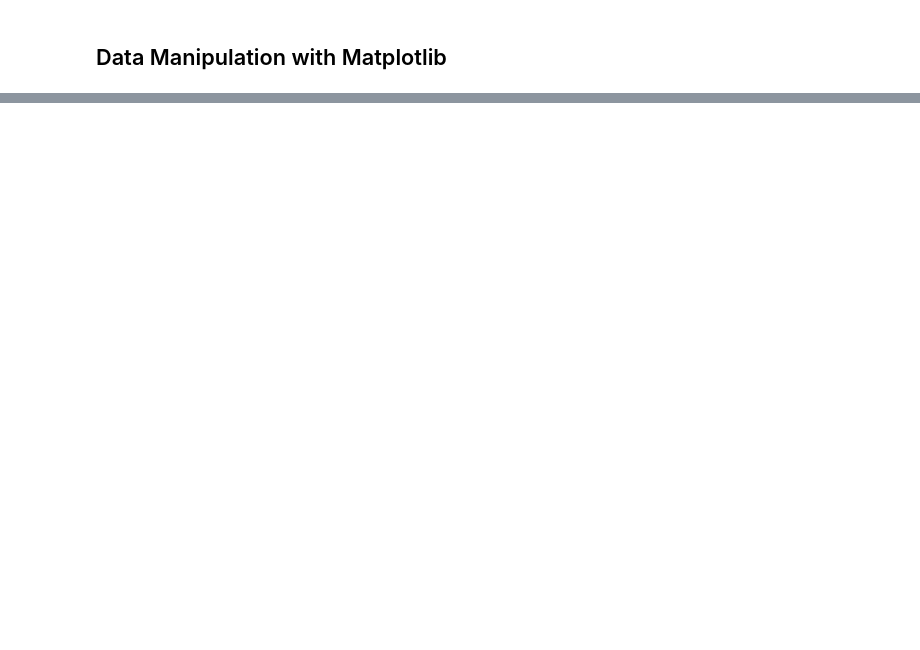
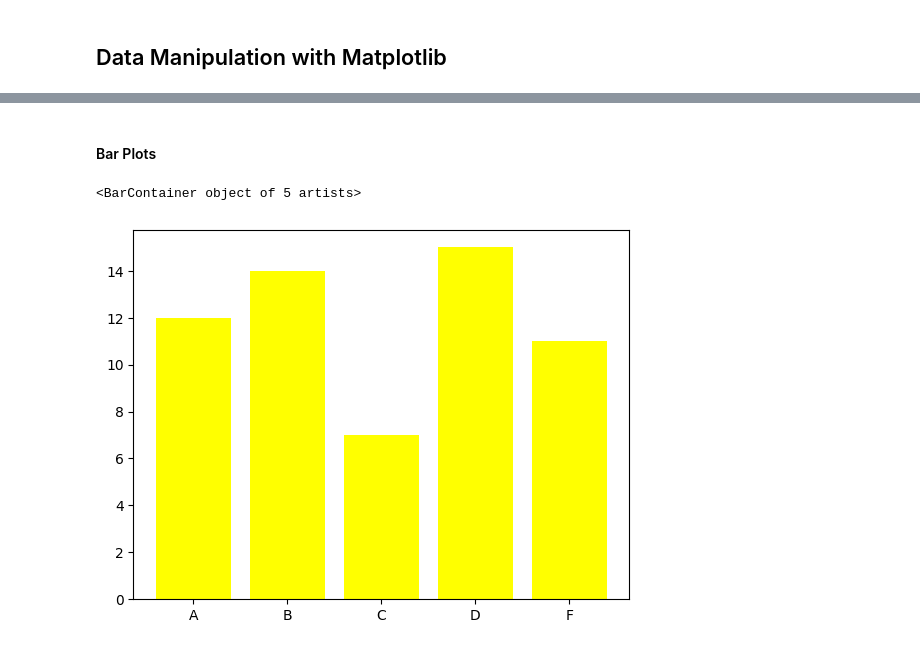
Before and after one commit to KaushalNaik02/Data-Analysis-With-Python-DS, a Jupyter notebook: 04-Data_visualization_Matplotlib.ipynb, the cells around one changed output, grey strips where cells are left out. Saved outputs shown, nothing was run; the diff lists cells and outputs as text; code cells hidden in the pictures; blank space fills up the shorter version.

```diff
--- a/04-Data_visualization_Matplotlib.ipynb
+++ b/04-Data_visualization_Matplotlib.ipynb
@@ -11,0 +47,9 @@ plt.plot(x,y)
+# %% [markdown]
+#### Bar Plots
+# %%
+categories = ['A','B','C','D','F']
+valuews = [12,14,7,15,11]
+plt.bar(categories,valuews,color=("yellow"))
+# %% [output]
+<BarContainer object of 5 artists>
+[figure, added]
```
Also changed, not shown: parts of 5 cells of this notebook.
